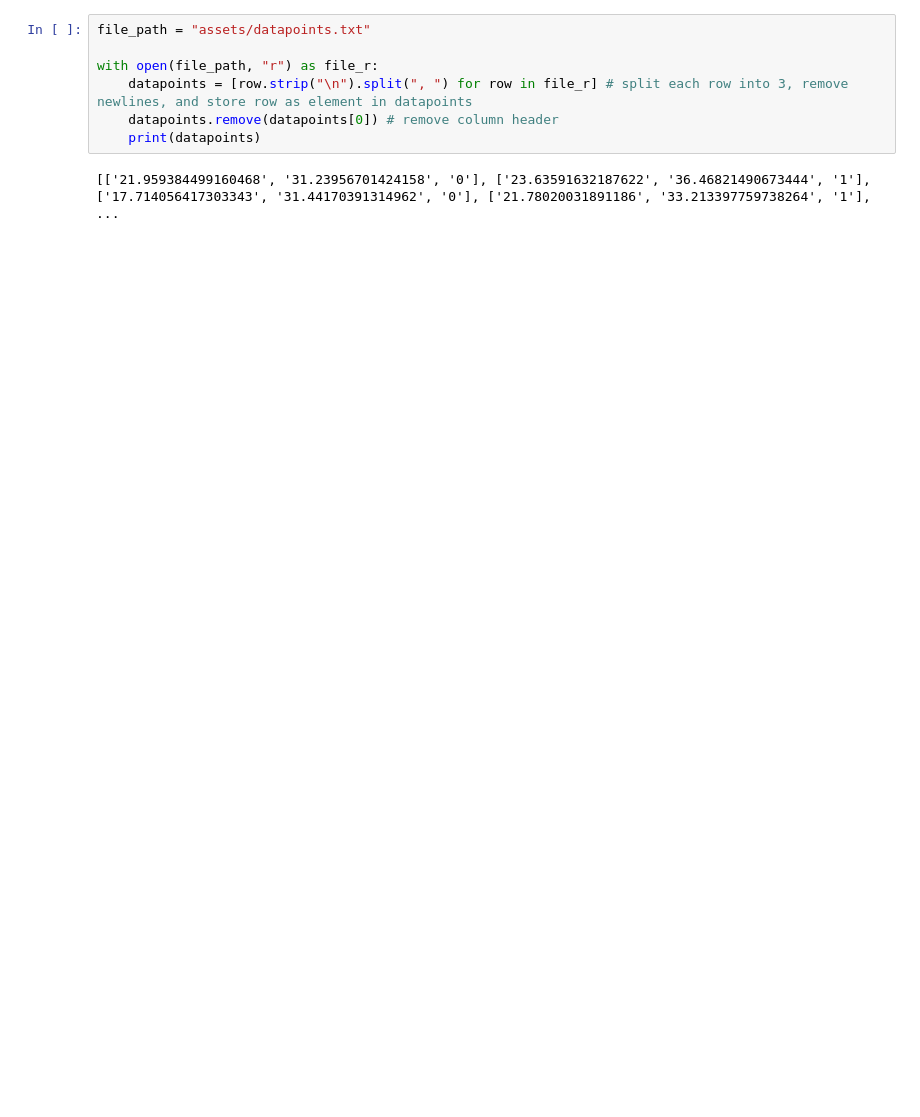
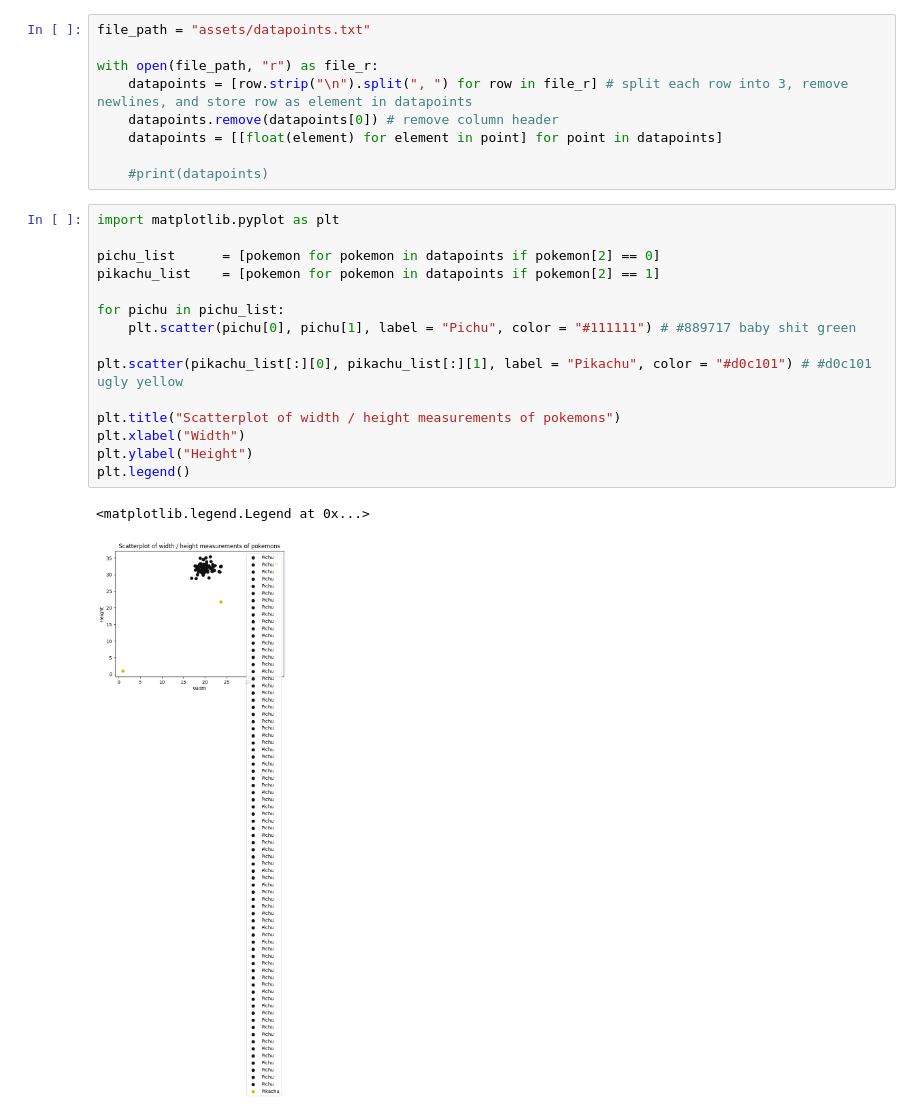
Before and after one commit to Andreas-Svensson/python, a Jupyter notebook: Laborations/Machine Learning Laboration/machine_learning_laboration.ipynb, the cells around one changed output. Saved outputs shown, nothing was run; the diff lists cells and outputs as text; blank space fills up the shorter version.

```diff
--- a/Laborations/Machine Learning Laboration/machine_learning_laboration.ipynb
+++ b/Laborations/Machine Learning Laboration/machine_learning_laboration.ipynb
@@ -4,6 +4,24 @@ file_path = "assets/datapoints.txt"
 with open(file_path, "r") as file_r:
     datapoints = [row.strip("\n").split(", ") for row in file_r] # split each row into 3, remove newlines, and store row as element in datapoints
     datapoints.remove(datapoints[0]) # remove column header
-    print(datapoints)
+    datapoints = [[float(element) for element in point] for point in datapoints]
+
+    #print(datapoints)
-# %% [output]
-[['21.959384499160468', '31.23956701424158', '0'], ['23.63591632187622', '36.46821490673444', '1'], ['17.714056417303343', '31.44170391314962', '0'], ['21.78020031891186', '33.213397759738264', '1'],  ...
+# %%
+import matplotlib.pyplot as plt
+
+pichu_list      = [pokemon for pokemon in datapoints if pokemon[2] == 0]
+pikachu_list    = [pokemon for pokemon in datapoints if pokemon[2] == 1]
+
+for pichu in pichu_list:
+    plt.scatter(pichu[0], pichu[1], label = "Pichu", color = "#111111") # #889717 baby shit green
+
+plt.scatter(pikachu_list[:][0], pikachu_list[:][1], label = "Pikachu", color = "#d0c101") # #d0c101 ugly yellow
+
+plt.title("Scatterplot of width / height measurements of pokemons")
+plt.xlabel("Width")
+plt.ylabel("Height")
+plt.legend()
+# %% [output]
+<matplotlib.legend.Legend at 0x...>
+[figure, added]
```
Also changed, not shown: parts of 5 cells of this notebook.
